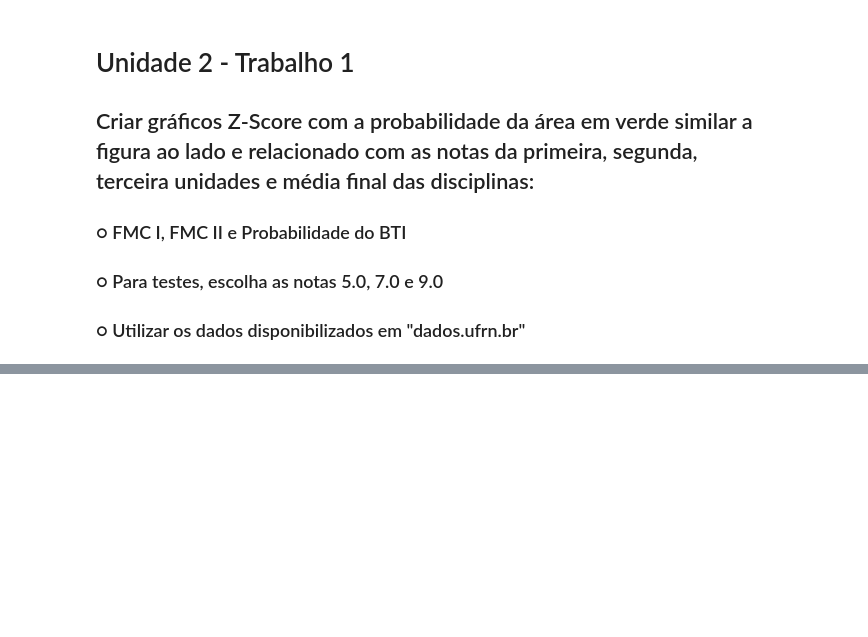
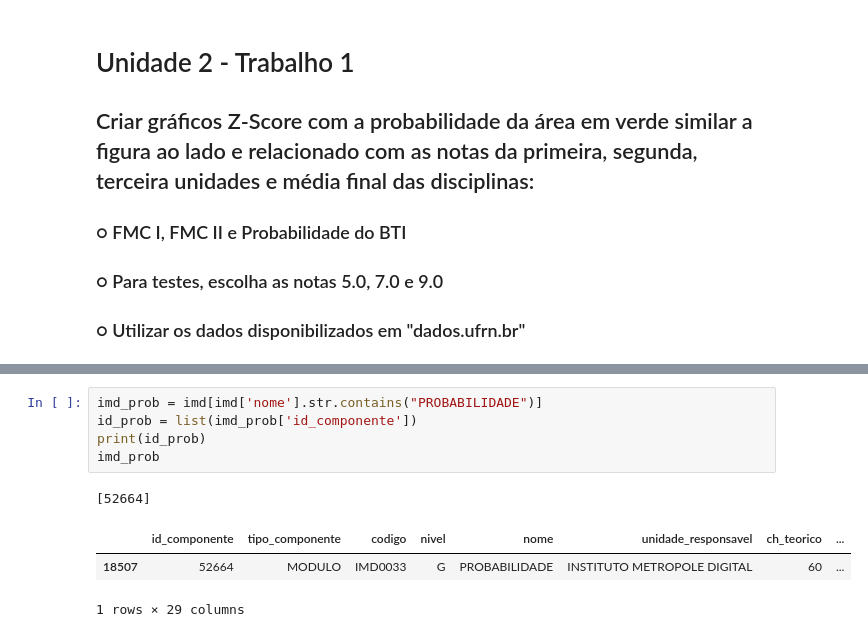
Before and after one commit to paulalps/Probabilidade, a Jupyter notebook: Unidade 2 - Trabalho 1/Trabalho 1.ipynb, the cells around one changed output, grey strips where cells are left out. Saved outputs shown, nothing was run; the diff lists cells and outputs as text; blank space fills up the shorter version.

```diff
--- a/Unidade 2 - Trabalho 1/Trabalho 1.ipynb
+++ b/Unidade 2 - Trabalho 1/Trabalho 1.ipynb
@@ -159,0 +88,10 @@ fmcII = turmas_imd_cons[turmas_imd_cons['codigo'].str.contains("IMD0038")]
+# %%
+imd_prob = imd[imd['nome'].str.contains("PROBABILIDADE")]
+id_prob = list(imd_prob['id_componente'])
+print(id_prob)
+imd_prob
+# %% [output]
+[52664]
+|  | id_componente | tipo_componente | codigo | nivel | nome | unidade_responsavel | ch_teorico | ... |
+| 18507 | 52664 | MODULO | IMD0033 | G | PROBABILIDADE | INSTITUTO METROPOLE DIGITAL | 60 | ... |
+1 rows × 29 columns
```
Also changed, not shown: parts of 17 cells of this notebook.
